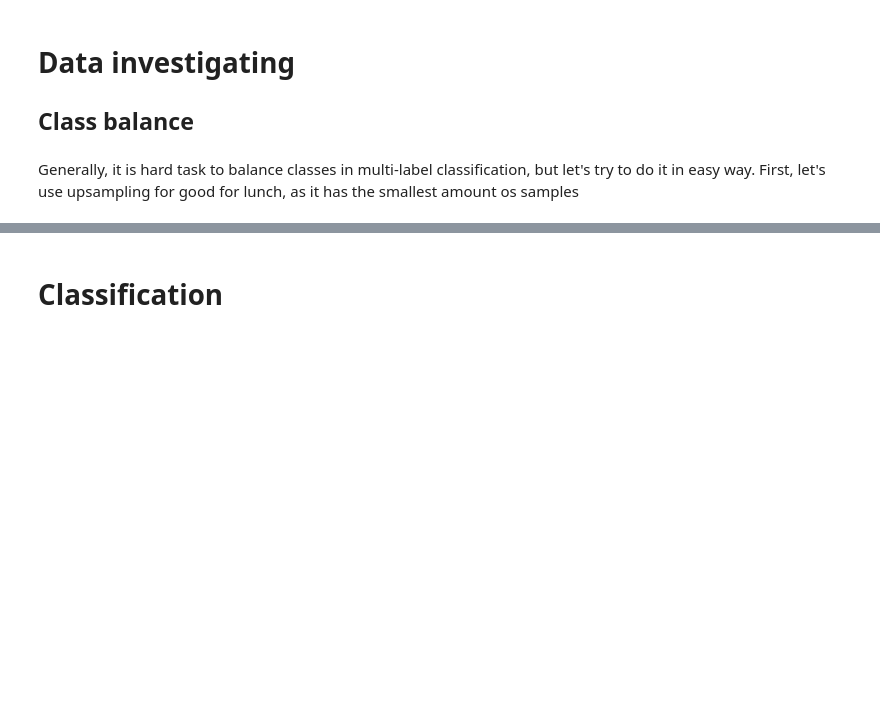
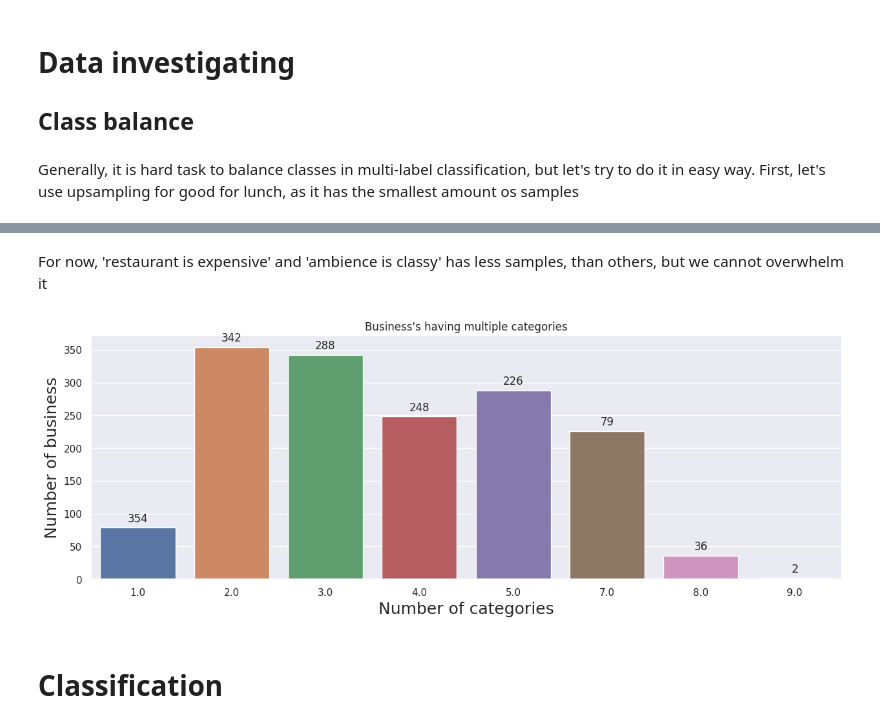
Before and after one commit to Midren/yelp_photo_classification, a Jupyter notebook: yelp_classification.ipynb, the cells around one changed output, grey strips where cells are left out. Drawn from its saved outputs; the diff is of its cells as text; code cells hidden in the pictures; blank space fills up the shorter version.

```diff
--- a/yelp_classification.ipynb
+++ b/yelp_classification.ipynb
@@ -316,3 +331,26 @@ For now, 7 classs could have more samples, but generally classes are much more b
+# %% [markdown]
+For now, 'restaurant is expensive' and 'ambience is classy' has less samples, than others, but we cannot overwhelm it
+# %%
+rowSums = df.iloc[:, Y_IND].sum(axis=1)
+multiLabel_counts = rowSums.value_counts()
+multiLabel_counts = multiLabel_counts.iloc[1:]
+
+sns.set(font_scale = 1)
+ax = sns.barplot(multiLabel_counts.index, multiLabel_counts.values)
+
+plt.title("Business's having multiple categories")
+plt.ylabel('Number of business', fontsize=18)
+plt.xlabel('Number of categories', fontsize=18)#adding the text labels
+
+rects = ax.patches
+labels = multiLabel_counts.values
+for rect, label in zip(rects, labels):
+    height = rect.get_height()
+    ax.text(rect.get_x() + rect.get_width()/2, height + 5, label, ha='center', va='bottom')
+
+plt.show()
+# %% [output]
+[figure, added]
 # %% [markdown]
 # Classification
 # %%
```
Also changed, not shown: parts of 11 cells of this notebook.
